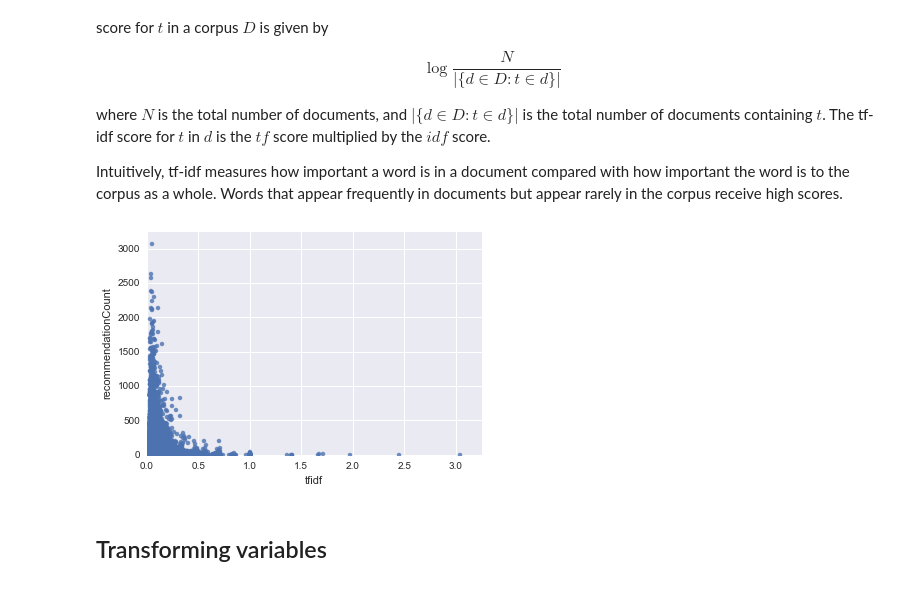
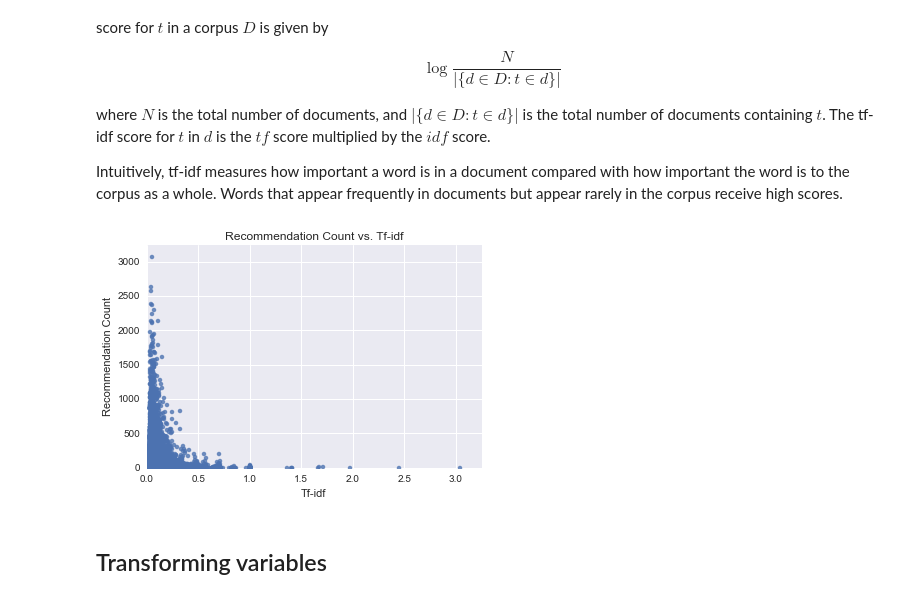
Before and after one commit to CS109-comment/NYTimes-Comment-Popularity-Prediction, a Jupyter notebook: IPython Process Notebook.ipynb, the cells around one changed output. Cells and saved outputs as stored; diff of their text form; code cells hidden in the pictures.

```diff
--- a/IPython Process Notebook.ipynb
+++ b/IPython Process Notebook.ipynb
@@ -610,11 +614,14 @@ tfidfmat = tfidf_vectorizer.fit_transform(corpus)
 commentsdf['tfidf'] = csr.sum(tfidfmat, axis=1)
 commentsdf['tfidf'] = commentsdf['tfidf'].div(commentsdf['commentWordCount'], axis='index')
 # %%
-sns.regplot(x='tfidf', y='recommendationCount', data=commentsdf, fit_reg=False);
-plt.xlim(0, 3.25);
+ax = sns.regplot(x='tfidf', y='recommendationCount', data=commentsdf, fit_reg=False)
+ax.set_title('Recommendation Count vs. Tf-idf')
+ax.set_ylabel('Recommendation Count')
+ax.set_xlabel('Tf-idf')
+plt.xlim(0, 3.25)
 plt.ylim(0, 3250);
 # %% [output]
-[figure, old version]
+[figure, new version]
 # %% [markdown]
 ## Transforming variables
 # %% [markdown]
```
Also changed, not shown: parts of 10 cells of this notebook.
